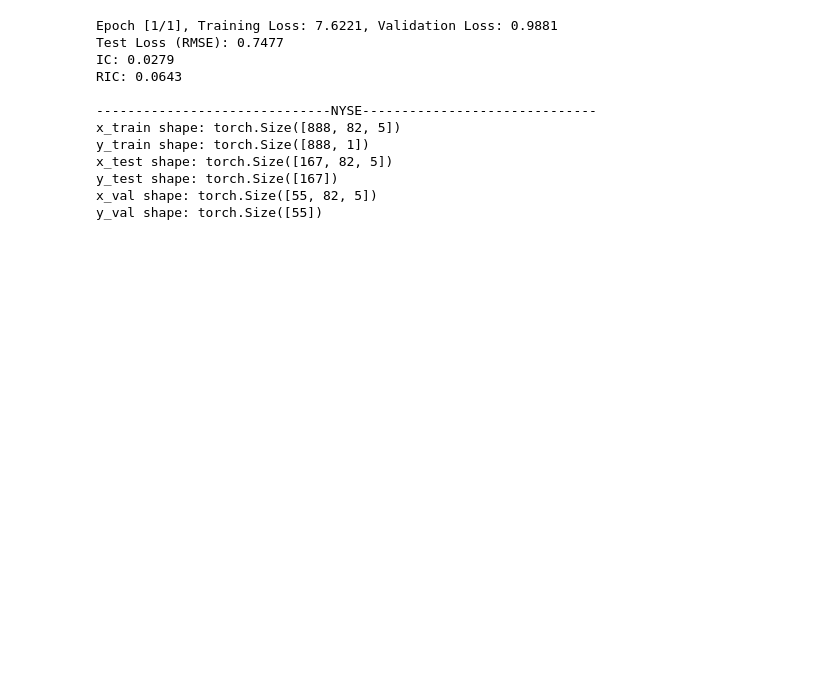
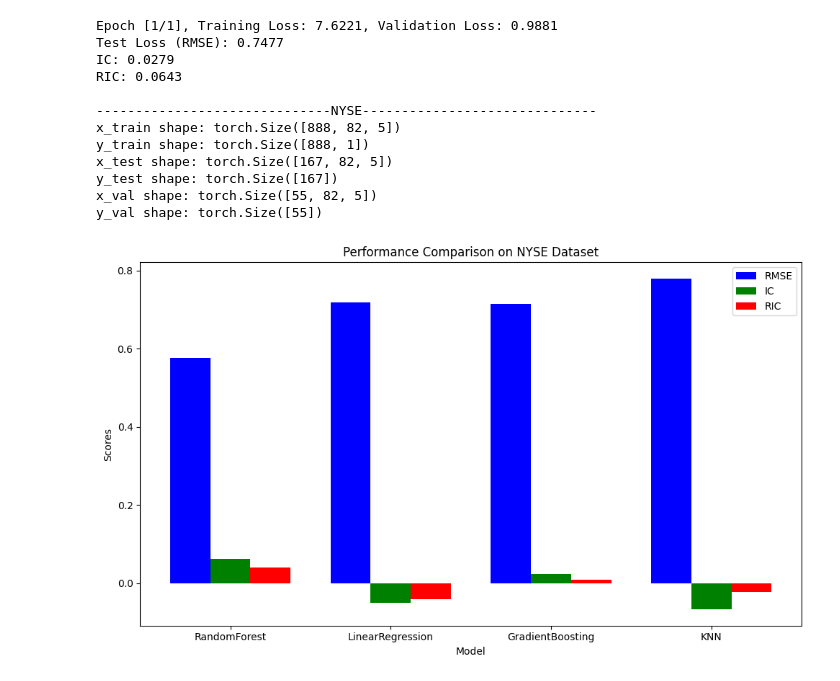
Before and after one commit to tdkhoa1212/MAMBA_model, a Jupyter notebook: test_code.ipynb, the cells around one changed output. Saved outputs shown, nothing was run; the diff lists cells and outputs as text; code cells hidden in the pictures; blank space fills up the shorter version.

```diff
--- a/test_code.ipynb
+++ b/test_code.ipynb
@@ -323,3 +327,41 @@ x_test shape: torch.Size([167, 82, 5])
 y_test shape: torch.Size([167])
 x_val shape: torch.Size([55, 82, 5])
 y_val shape: torch.Size([55])
+# %%
+import matplotlib.pyplot as plt
+import numpy as np
+
+# Data for the NYSE dataset
+models = ['RandomForest', 'LinearRegression', 'GradientBoosting', 'KNN']
+rmse = [0.5766, 0.7190, 0.7146, 0.7790]
+ic = [0.0627, -0.0497, 0.0225, -0.0666]
+ric = [0.0396, -0.0417, 0.0094, -0.0226]
+
+# Create figure and axes
+fig, ax = plt.subplots(figsize=(10, 6))
+
+# Set positions for each bar group
+x = np.arange(len(models))
+
+# Bar width
+width = 0.25
+
+# Create bars for each metric
+bar_rmse = ax.bar(x - width, rmse, width, label='RMSE', color='blue')
+bar_ic = ax.bar(x, ic, width, label='IC', color='green')
+bar_ric = ax.bar(x + width, ric, width, label='RIC', color='red')
+
+# Labeling
+ax.set_xlabel('Model')
+ax.set_ylabel('Scores')
+ax.set_title('Performance Comparison on NYSE Dataset')
+ax.set_xticks(x)
+ax.set_xticklabels(models)
+ax.legend()
+
+# Display the chart
+plt.tight_layout()
+plt.savefig('Images/choose_ML_model.pdf')
+plt.show()
+# %% [output]
+[figure, added]
```
Also changed, not shown: parts of 2 cells of this notebook, 7 other files.
